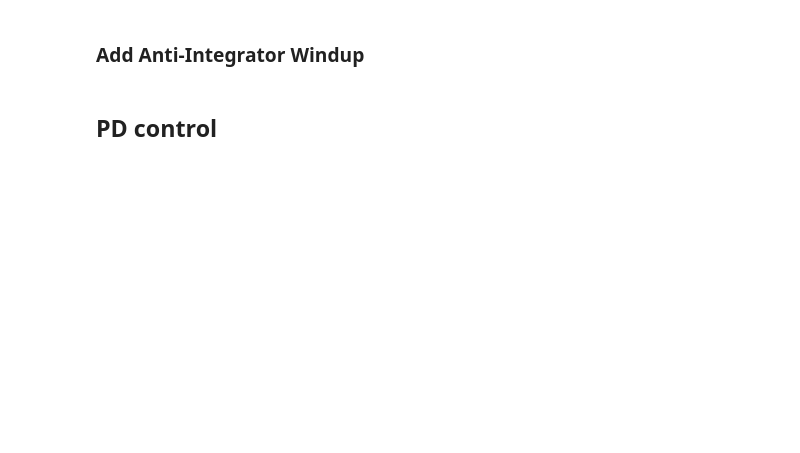
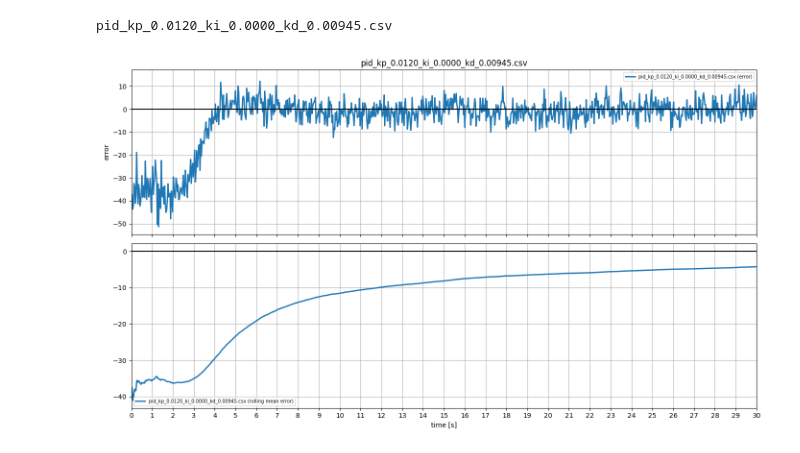
Before and after one commit to B33Boy/autonomy-from-scratch, a Jupyter notebook: controllers/pid_control/analysis/pid_tuning.ipynb, the cells around one changed output. Drawn from its saved outputs; the diff is of its cells as text; code cells hidden in the pictures; blank space fills up the shorter version.

```diff
--- a/controllers/pid_control/analysis/pid_tuning.ipynb
+++ b/controllers/pid_control/analysis/pid_tuning.ipynb
@@ -63,6 +109,8 @@ plt.show()
 # %%
-pi_dfs = {}
-for f in glob.glob('../out_data/pid_kp_0.0200_ki_*_kd_0.0000.csv'):
+pd_dfs = {}
+for f in glob.glob('../out_data/pd/*.csv'):
     file_name = f.split('\\')[1]
     print(file_name)
-    pi_dfs[file_name] = pd.read_csv(f)
+    pd_dfs[file_name] = pd.read_csv(f)
+# %% [output]
+pid_kp_0.0120_ki_0.0000_kd_0.00945.csv
@@ -86,4 +117,7 @@ plt.show()
-# %% [markdown]
-### Add Anti-Integrator Windup
-# %% [markdown]
-## PD control
+# %%
+name = 'pid_kp_0.0120_ki_0.0000_kd_0.00945.csv'
+pd_df = pd_dfs[name]
+
+plot_df(pd_df, name)
+# %% [output]
+[figure, added]
```
Also changed, not shown: parts of 22 cells of this notebook, 15 other files.
